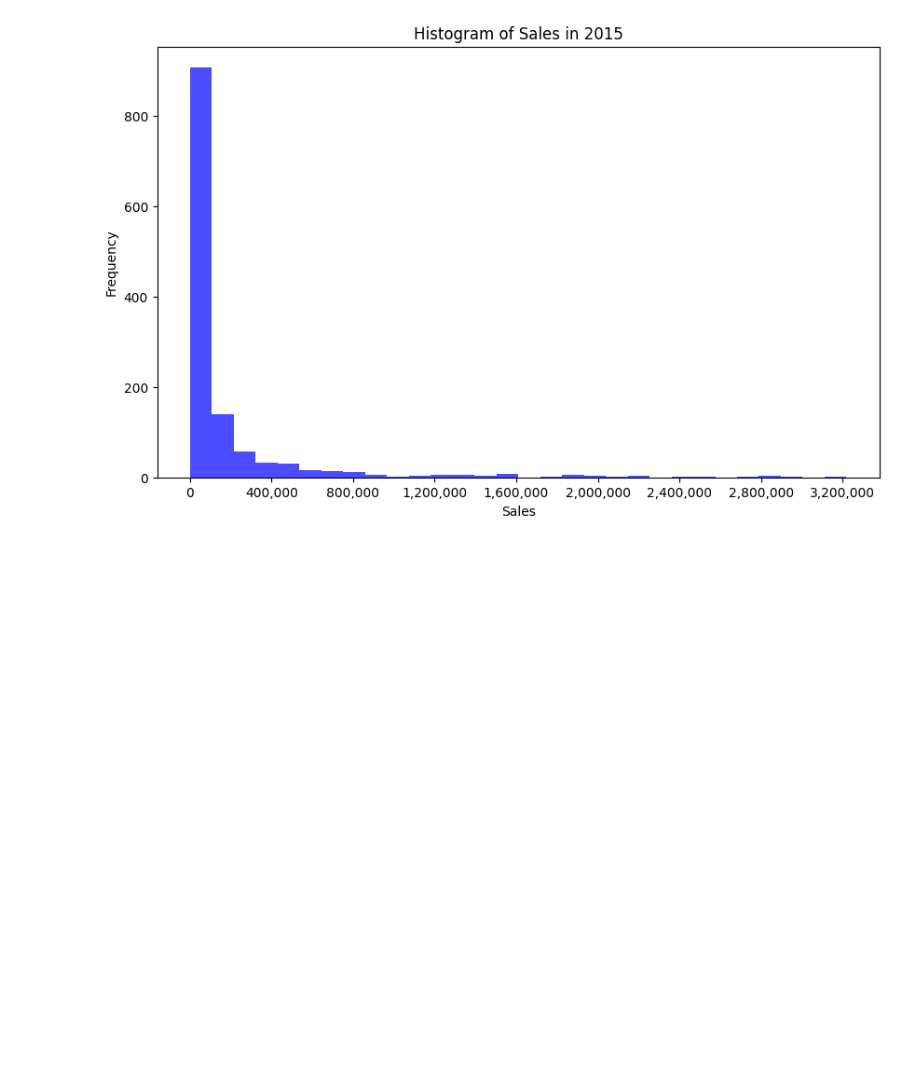
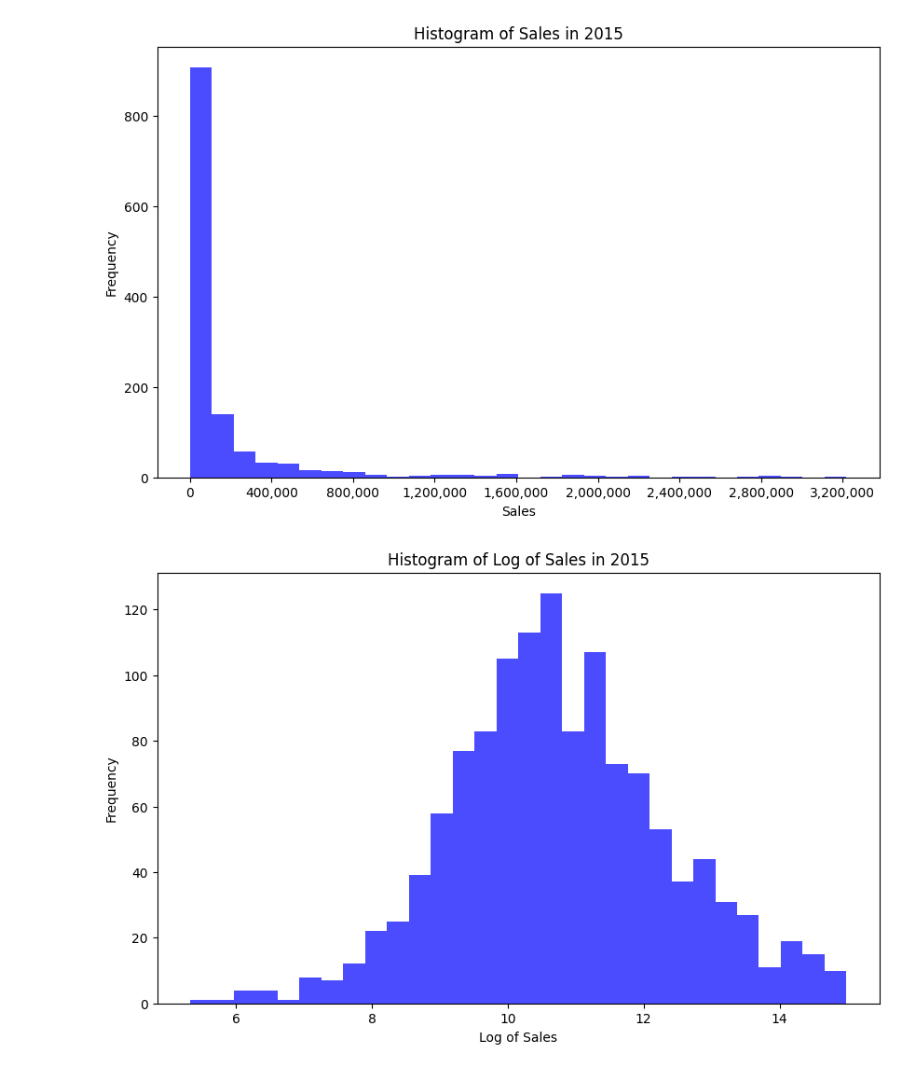
Before and after one commit to 892nske/empirical-finance-python, a Jupyter notebook: ch4.ipynb, the cells around one changed output. Saved outputs shown, nothing was run; the diff lists cells and outputs as text; code cells hidden in the pictures; blank space fills up the shorter version.

```diff
--- a/ch4.ipynb
+++ b/ch4.ipynb
@@ -153,3 +153,21 @@ plt.title('Histogram of Sales in 2015')
 plt.show()
 # %% [output]
 [figure]
+# %%
+# 2015年度の売上高の対数をとりヒストグラムで可視化
+plt.figure(figsize=(10, 6))
+plt.hist(np.log(financial_data_2015['sales']), bins=30, color='blue', alpha=0.7)
+# X軸の目盛りを10進数表記にする
+plt.gca().xaxis.set_major_formatter(ticker.FuncFormatter(lambda x, _: '{:,.0f}'.format(x)))
+# X軸の目盛りを10進数表記にする
+plt.gca().xaxis.set_major_locator(ticker.MaxNLocator(integer=True))
+# X軸のラベル
+plt.xlabel('Log of Sales')
+# Y軸のラベル
+plt.ylabel('Frequency')
+# タイトル
+plt.title('Histogram of Log of Sales in 2015')
+# グラフの表示
+plt.show()
+# %% [output]
+[figure, added]
```
Also changed, not shown: parts of 5 cells of this notebook.
